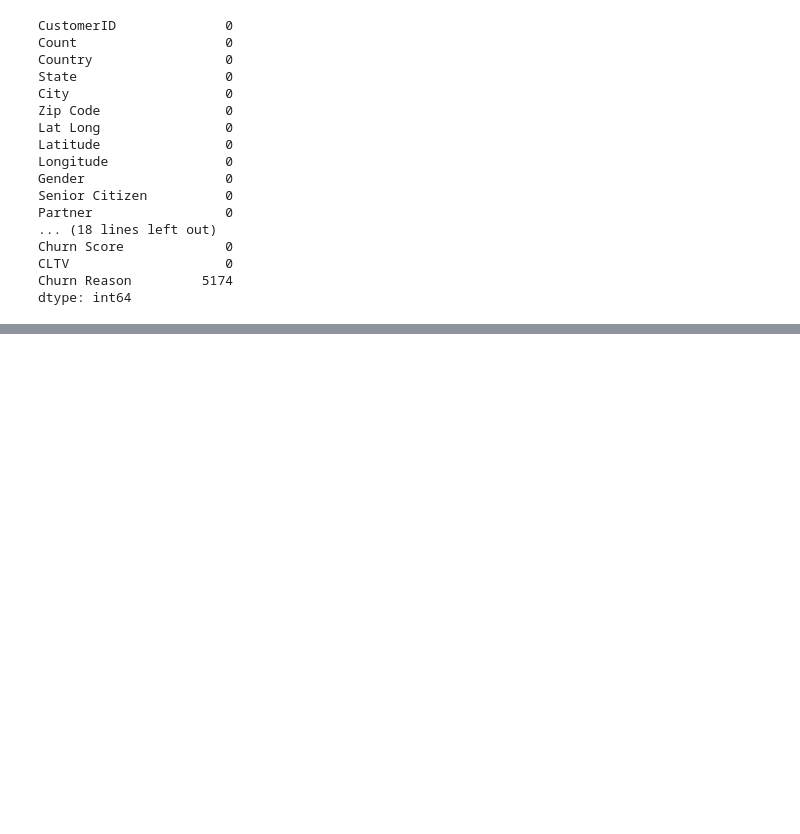
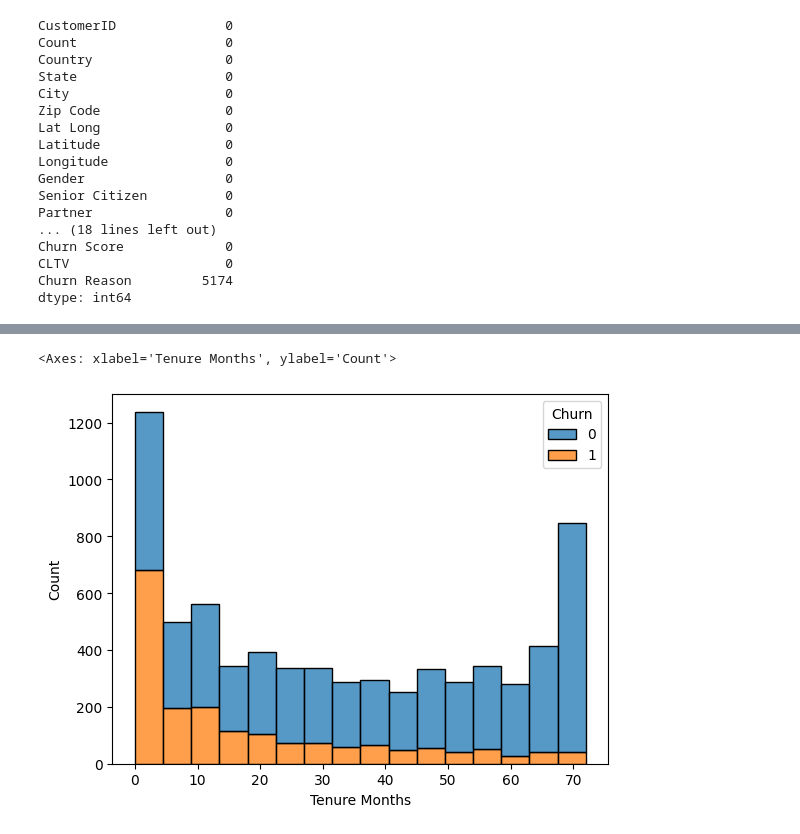
Before and after one commit to ParthJoshi07/customer-churn-predictor, a Jupyter notebook: notebooks/01_eda_and_model.ipynb, the cells around one changed output, grey strips where cells are left out. Drawn from its saved outputs; the diff is of its cells as text; code cells hidden in the pictures; blank space fills up the shorter version.

```diff
--- a/notebooks/01_eda_and_model.ipynb
+++ b/notebooks/01_eda_and_model.ipynb
@@ -63,0 +141,6 @@ dtype: int64
+# %%
+# churn vs Tenure
+sns.histplot(data=df, x='Tenure Months', hue='Churn', multiple='stack')
+# %% [output]
+<Axes: xlabel='Tenure Months', ylabel='Count'>
+[figure, added]
```
Also changed, not shown: parts of 21 cells of this notebook, 18 other files.
